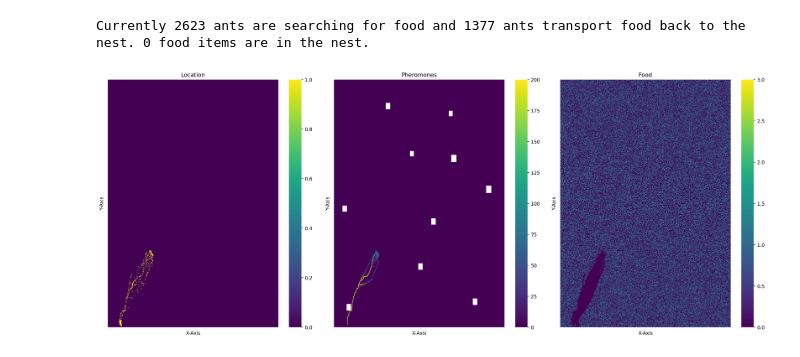
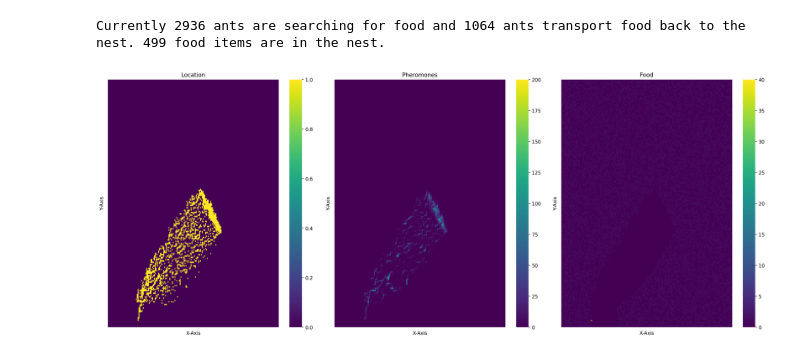
Before and after one commit to llctrautmann/ArmyAntsRaidingIAM, a Jupyter notebook: army_ants_raid_model_v2.ipynb, the cells around one changed output. Cells and saved outputs as stored; diff of their text form; code cells hidden in the pictures.

```diff
--- a/army_ants_raid_model_v2.ipynb
+++ b/army_ants_raid_model_v2.ipynb
@@ -134,7 +134,7 @@ def multiplot(nodes,one=False,two=False,total=False,exp=0):
         # axes[2].set_title('maximum capacity')
         # axes[2].set_xlabel('X-Axis', fontsize=10)
         # axes[2].set_ylabel('Y-Axis', fontsize=10)
-        sns.heatmap(food_dist,ax=axes[2],cmap="viridis",annot=False,vmax=3,xticklabels=False,yticklabels=False)
+        sns.heatmap(food_dist,ax=axes[2],cmap="viridis",annot=False,vmax=40,xticklabels=False,yticklabels=False)
         axes[2].set_title('Food')
         axes[2].set_xlabel('X-Axis', fontsize=10)
         axes[2].set_ylabel('Y-Axis', fontsize=10)
@@ -414,12 +407,12 @@ def model(nodes,steps,ants_per_step,max_ants):
 
     A = np.arange(len(nodes)).reshape(int(np.sqrt(len(nodes))),-1)
     start_node =  A[35,5] # this has to be automated
-    nest_nodes = A[45:55,0:10].flatten().tolist()
-    no_food_zone = A[45:55,0:20].flatten().tolist()
+    nest_nodes = A[35:65,0:20].flatten().tolist()
+    no_food_zone = A[35:65,0:20].flatten().tolist()
 
     for i in no_food_zone:
         nodes[i].update_food(0)
-        nodes[i].update_max_capacity(20)
+        nodes[i].update_max_capacity(40)
 
     nodes[start_node].update_max_capacity(10000)
     counter = 0
@@ -505,6 +498,7 @@ def model(nodes,steps,ants_per_step,max_ants):
 
 
                         else:
+                            nodes[location].update_pheromones(1)
                             continue
 
 
@@ -543,6 +537,10 @@ def model(nodes,steps,ants_per_step,max_ants):
                             if nodes[next_nodes[0]].get_food() != 0:
                                 ants[i].pick_up_food(1) # pick up food
                                 nodes[next_nodes[0]].decrease_food()
+
+                        else:
+                            nodes[location].update_pheromones(1)
+                            continue
 
 
                     else:
@@ -628,6 +626,7 @@ def model(nodes,steps,ants_per_step,max_ants):
                             nodes[next_nodes[1]].update_capacity(1)
 
                         else:
+                            nodes[location].update_pheromones(1)
                             continue
 
 
@@ -669,6 +668,7 @@ def model(nodes,steps,ants_per_step,max_ants):
 
 
                         else:
+                            nodes[location].update_pheromones(1)
                             continue
 
                     else:
@@ -712,10 +712,10 @@ def model(nodes,steps,ants_per_step,max_ants):
 
     return nodes
 # %%
-nodes, node_array = create_nodes(n=250000,experiment=2,randomise_capacity = False,terrain=True, one_tree=False,realistic_world=False, evaporation_rate=1/30)
+nodes, node_array = create_nodes(n=40000,experiment=2,randomise_capacity = True,terrain=False, nests=False,realistic_world=False, evaporation_rate=1/10)
 new_nodes = model(nodes=nodes,steps=1000,ants_per_step=10,max_ants=4000)
-multiplot(new_nodes,one=False,two=False,total=True,exp='0x00')
+multiplot(new_nodes,one=False,two=False,total=True,exp='0x00_rand')
 # %% [output]
-Currently 2623 ants are searching for food and 1377 ants transport food back to the nest. 0 food items are in the nest.
+Currently 2936 ants are searching for food and 1064 ants transport food back to the nest. 499 food items are in the nest.
-[figure, old version]
+[figure, new version]
 # %%
```
Also changed, not shown: parts of 2 cells of this notebook.
